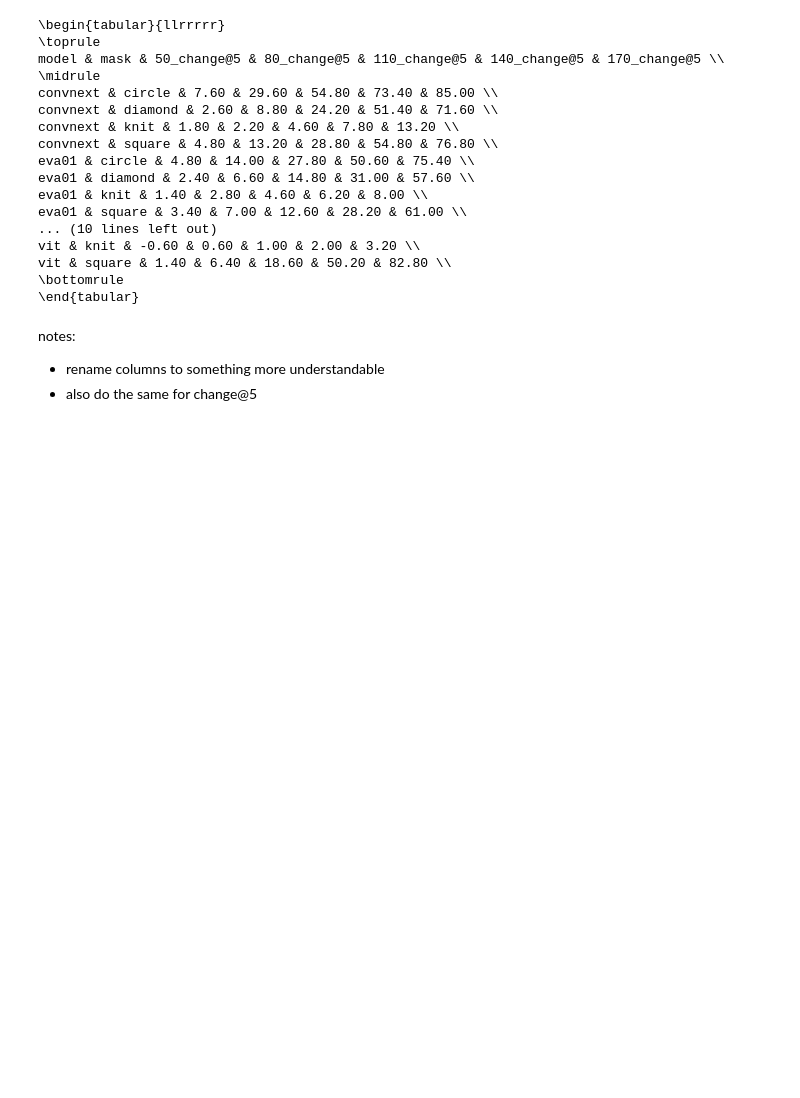
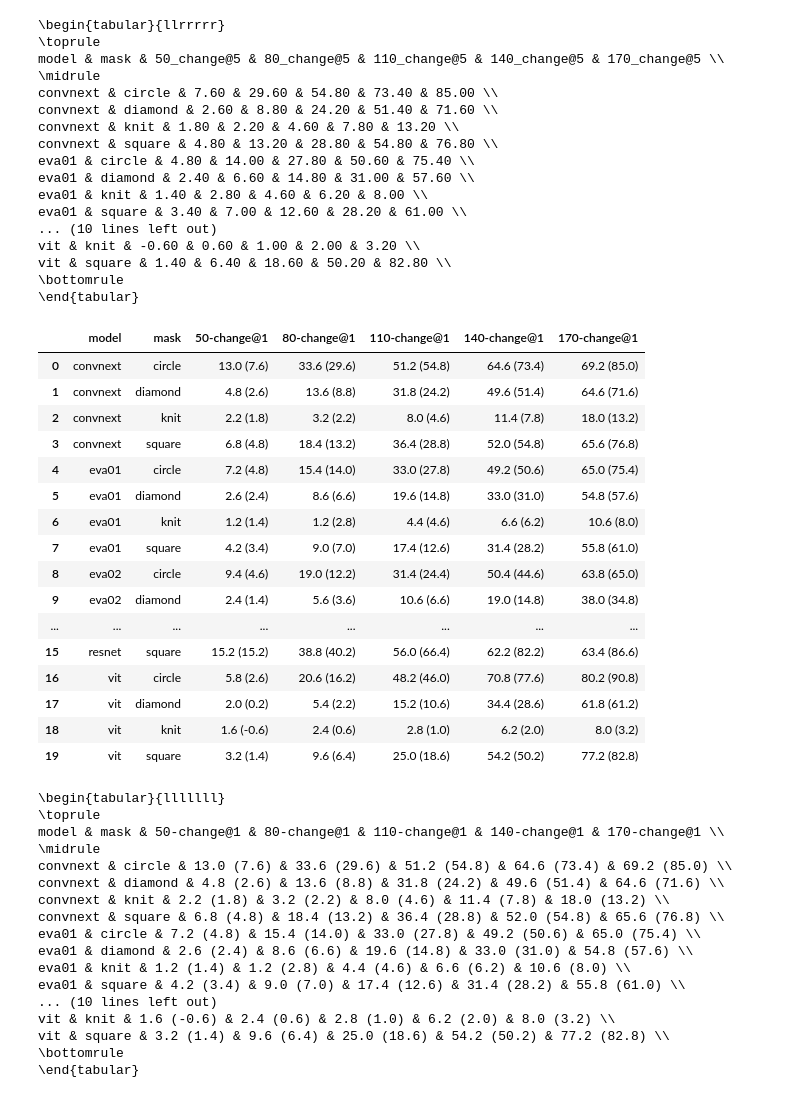
Before and after one commit to ETH-DISCO/advx-bench, a Jupyter notebook: analysis/4-eval_cls_modelperf.ipynb, the cells around one changed output. Drawn from its saved outputs; the diff is of its cells as text; code cells hidden in the pictures; blank space fills up the shorter version.

```diff
--- a/analysis/4-eval_cls_modelperf.ipynb
+++ b/analysis/4-eval_cls_modelperf.ipynb
@@ -56,6 +56,8 @@ for col in pivot_table.columns:
 
 display(pivot_table)
 print(pivot_table.to_latex(index=False, float_format="%.2f"))
+
+pivot_table_at_1 = pivot_table
 # %% [output]
 |  | model | mask | 50_change@1 | 80_change@1 | 110_change@1 | 140_change@1 | 170_change@1 |
 | 0 | convnext | circle | 13.0 | 33.6 | 51.2 | 64.6 | 69.2 |
@@ -149,6 +151,8 @@ for col in pivot_table.columns:
 
 display(pivot_table)
 print(pivot_table.to_latex(index=False, float_format="%.2f"))
+
+pivot_table_at_5 = pivot_table
 # %% [output]
 |  | model | mask | 50_change@5 | 80_change@5 | 110_change@5 | 140_change@5 | 170_change@5 |
 | 0 | convnext | circle | 7.6 | 29.6 | 54.8 | 73.4 | 85.0 |
@@ -184,8 +188,59 @@ vit & knit & -0.60 & 0.60 & 1.00 & 2.00 & 3.20 \\
 vit & square & 1.40 & 6.40 & 18.60 & 50.20 & 82.80 \\
 \bottomrule
 \end{tabular}
-# %% [markdown]
-notes:
-
-- rename columns to something more understandable
-- also do the same for change@5
+# %%
+pivot_table = pd.merge(pivot_table_at_1, pivot_table_at_5, on=["model", "mask"])
+
+# rename columns
+pivot_table.columns = [col.replace("_", "-") for col in pivot_table.columns]
+
+# turn all to strings
+for col in pivot_table.columns:
+    if pivot_table[col].dtype != object:
+        pivot_table[col] = pivot_table[col].round(3).astype(str)
+
+# write @1 and @5 to the same cell
+for col in pivot_table.columns:
+    if "change@1" in col:
+        pivot_table[col] = pivot_table[col] + " (" + pivot_table[col.replace("change@1", "change@5")] + ")"
+
+pivot_table = pivot_table.drop(columns=[col for col in pivot_table.columns if "change@5" in col])
+
+display(pivot_table)
+
+print(pivot_table.to_latex(index=False, float_format="%.2f"))
+# %% [output]
+|  | model | mask | 50-change@1 | 80-change@1 | 110-change@1 | 140-change@1 | 170-change@1 |
+| 0 | convnext | circle | 13.0 (7.6) | 33.6 (29.6) | 51.2 (54.8) | 64.6 (73.4) | 69.2 (85.0) |
+| 1 | convnext | diamond | 4.8 (2.6) | 13.6 (8.8) | 31.8 (24.2) | 49.6 (51.4) | 64.6 (71.6) |
+| 2 | convnext | knit | 2.2 (1.8) | 3.2 (2.2) | 8.0 (4.6) | 11.4 (7.8) | 18.0 (13.2) |
+| 3 | convnext | square | 6.8 (4.8) | 18.4 (13.2) | 36.4 (28.8) | 52.0 (54.8) | 65.6 (76.8) |
+| 4 | eva01 | circle | 7.2 (4.8) | 15.4 (14.0) | 33.0 (27.8) | 49.2 (50.6) | 65.0 (75.4) |
+| 5 | eva01 | diamond | 2.6 (2.4) | 8.6 (6.6) | 19.6 (14.8) | 33.0 (31.0) | 54.8 (57.6) |
+| 6 | eva01 | knit | 1.2 (1.4) | 1.2 (2.8) | 4.4 (4.6) | 6.6 (6.2) | 10.6 (8.0) |
+| 7 | eva01 | square | 4.2 (3.4) | 9.0 (7.0) | 17.4 (12.6) | 31.4 (28.2) | 55.8 (61.0) |
+| 8 | eva02 | circle | 9.4 (4.6) | 19.0 (12.2) | 31.4 (24.4) | 50.4 (44.6) | 63.8 (65.0) |
+| 9 | eva02 | diamond | 2.4 (1.4) | 5.6 (3.6) | 10.6 (6.6) | 19.0 (14.8) | 38.0 (34.8) |
+| ... | ... | ... | ... | ... | ... | ... | ... |
+| 15 | resnet | square | 15.2 (15.2) | 38.8 (40.2) | 56.0 (66.4) | 62.2 (82.2) | 63.4 (86.6) |
+| 16 | vit | circle | 5.8 (2.6) | 20.6 (16.2) | 48.2 (46.0) | 70.8 (77.6) | 80.2 (90.8) |
+| 17 | vit | diamond | 2.0 (0.2) | 5.4 (2.2) | 15.2 (10.6) | 34.4 (28.6) | 61.8 (61.2) |
+| 18 | vit | knit | 1.6 (-0.6) | 2.4 (0.6) | 2.8 (1.0) | 6.2 (2.0) | 8.0 (3.2) |
+| 19 | vit | square | 3.2 (1.4) | 9.6 (6.4) | 25.0 (18.6) | 54.2 (50.2) | 77.2 (82.8) |
+\begin{tabular}{lllllll}
+\toprule
+model & mask & 50-change@1 & 80-change@1 & 110-change@1 & 140-change@1 & 170-change@1 \\
+\midrule
+convnext & circle & 13.0 (7.6) & 33.6 (29.6) & 51.2 (54.8) & 64.6 (73.4) & 69.2 (85.0) \\
+convnext & diamond & 4.8 (2.6) & 13.6 (8.8) & 31.8 (24.2) & 49.6 (51.4) & 64.6 (71.6) \\
+convnext & knit & 2.2 (1.8) & 3.2 (2.2) & 8.0 (4.6) & 11.4 (7.8) & 18.0 (13.2) \\
+convnext & square & 6.8 (4.8) & 18.4 (13.2) & 36.4 (28.8) & 52.0 (54.8) & 65.6 (76.8) \\
+eva01 & circle & 7.2 (4.8) & 15.4 (14.0) & 33.0 (27.8) & 49.2 (50.6) & 65.0 (75.4) \\
+eva01 & diamond & 2.6 (2.4) & 8.6 (6.6) & 19.6 (14.8) & 33.0 (31.0) & 54.8 (57.6) \\
+eva01 & knit & 1.2 (1.4) & 1.2 (2.8) & 4.4 (4.6) & 6.6 (6.2) & 10.6 (8.0) \\
+eva01 & square & 4.2 (3.4) & 9.0 (7.0) & 17.4 (12.6) & 31.4 (28.2) & 55.8 (61.0) \\
+... (10 lines left out)
+vit & knit & 1.6 (-0.6) & 2.4 (0.6) & 2.8 (1.0) & 6.2 (2.0) & 8.0 (3.2) \\
+vit & square & 3.2 (1.4) & 9.6 (6.4) & 25.0 (18.6) & 54.2 (50.2) & 77.2 (82.8) \\
+\bottomrule
+\end{tabular}
```
